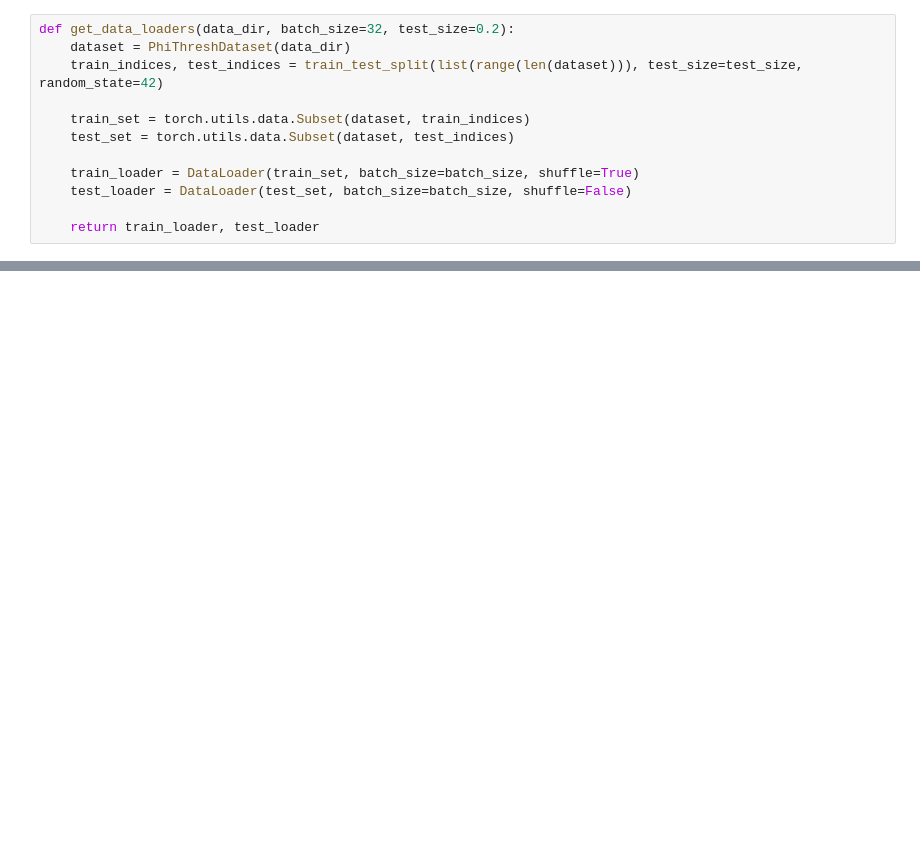
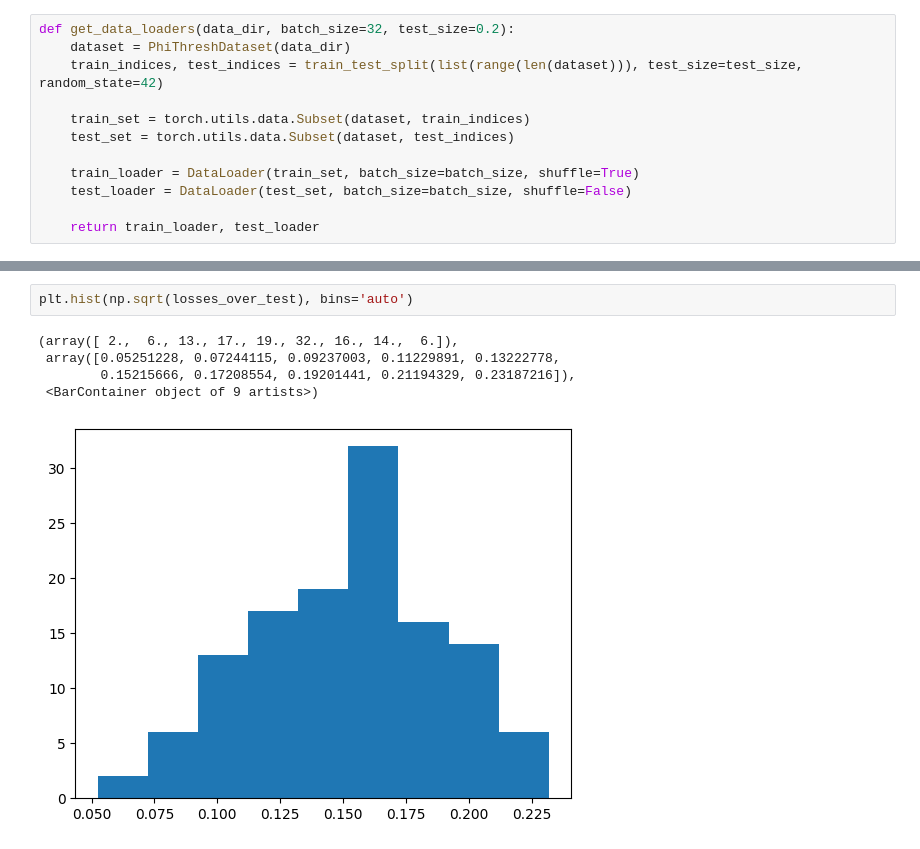
Before and after one commit to ArnauVilella/Deep-T-Rex, a Jupyter notebook: testing.ipynb, the cells around one changed output, grey strips where cells are left out. Cells and saved outputs as stored; diff of their text form; blank space fills up the shorter version.

```diff
--- a/testing.ipynb
+++ b/testing.ipynb
@@ -230,0 +250,8 @@ plt.show()
+# %%
+plt.hist(np.sqrt(losses_over_test), bins='auto')
+# %% [output]
+(array([ 2.,  6., 13., 17., 19., 32., 16., 14.,  6.]),
+ array([0.05251228, 0.07244115, 0.09237003, 0.11229891, 0.13222778,
+        0.15215666, 0.17208554, 0.19201441, 0.21194329, 0.23187216]),
+ <BarContainer object of 9 artists>)
+[figure, added]
```
Also changed, not shown: parts of 8 cells of this notebook.
